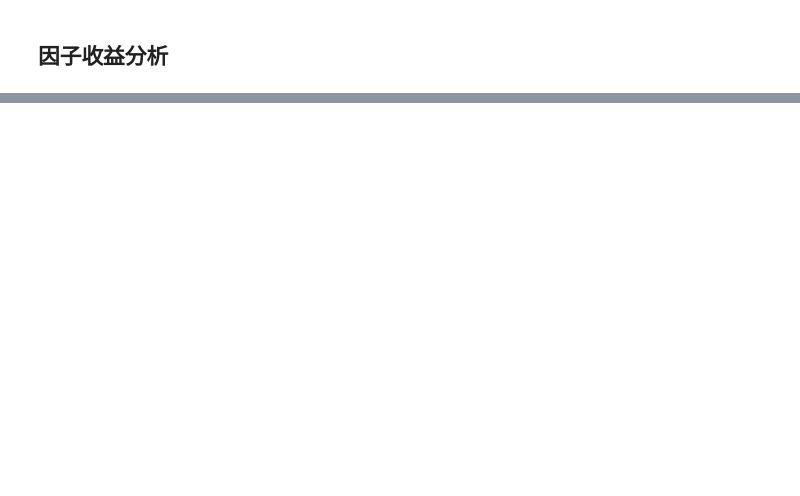
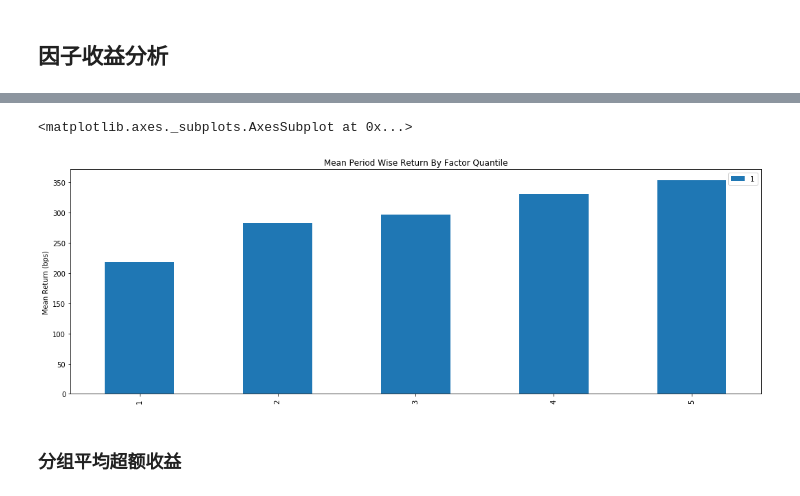
Before and after one commit to rafs/MultiFactor, a Jupyter notebook: src/factors/APM.ipynb, the cells around one changed output, grey strips where cells are left out. Saved outputs shown, nothing was run; the diff lists cells and outputs as text; code cells hidden in the pictures; blank space fills up the shorter version.

```diff
--- a/src/factors/APM.ipynb
+++ b/src/factors/APM.ipynb
@@ -690,2 +760,9 @@ Dropped 2.3% entries from factor data (2.3% after in forward returns computation
 # %% [markdown]
 ## 因子收益分析
+# %%
+mean_return_by_q, std_err_by_q = alphalens.performance.mean_return_by_quantile(apm_factor,
+                                                                               by_group=False,
+                                                                               demeaned=False)
+mean_return_by_q_demeaned, std_err_by_q = alphalens.performance.mean_return_by_quantile(apm_factor,
+                                                                                        by_group=False,
+                                                                                        demeaned=True)
@@ -691,0 +781,7 @@ Dropped 2.3% entries from factor data (2.3% after in forward returns computation
+# %%
+alphalens.plotting.plot_quantile_returns_bar(mean_return_by_q)
+# %% [output]
+<matplotlib.axes._subplots.AxesSubplot at 0x...>
+[figure, added]
+# %% [markdown]
+### 分组平均超额收益
```
Also changed, not shown: parts of 36 cells of this notebook, 5 other files.
